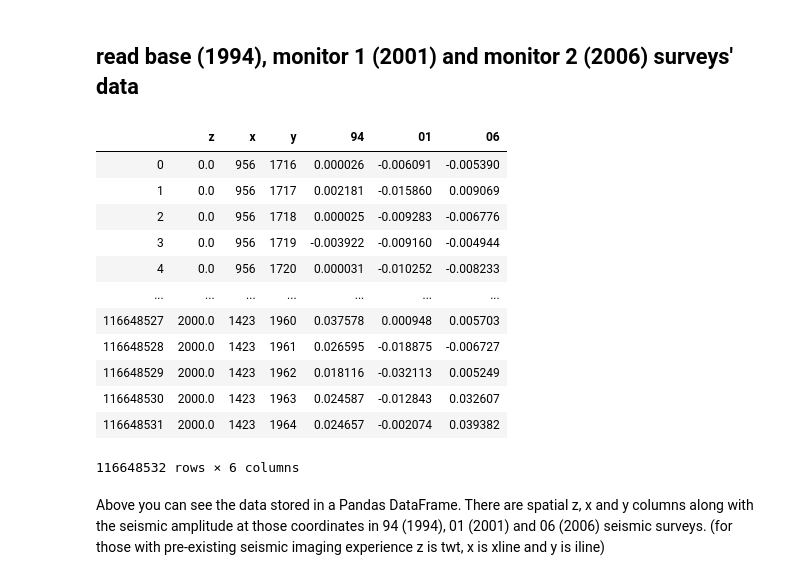
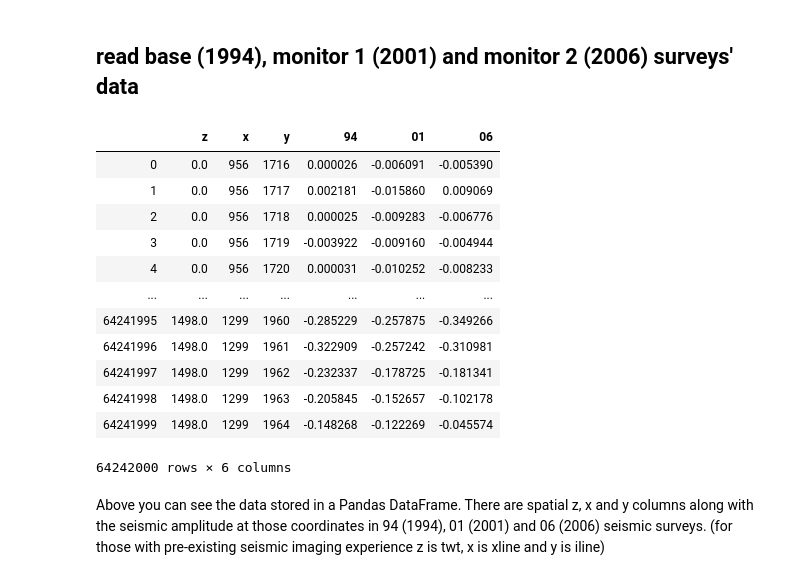
Before and after one commit to jamesbbell/HWH_CGG_JB, a Jupyter notebook: challenge.ipynb, the cells around one changed output. Saved outputs shown, nothing was run; the diff lists cells and outputs as text; code cells hidden in the pictures.

```diff
--- a/challenge.ipynb
+++ b/challenge.ipynb
@@ -32,22 +32,22 @@ import numpy as np
 # %% [markdown]
 ## read base (1994), monitor 1 (2001) and monitor 2 (2006) surveys' data
 # %%
-seismic = pd.read_parquet("Sleipner_4D_Seismic.parquet.gzip", engine = "pyarrow")
+seismic = pd.read_parquet("Sleipner_4D_Seismic_Small.parquet.gzip", engine = "pyarrow")
 display(seismic)
 # %% [output]
 |  | z | x | y | 94 | 01 | 06 |
 | 0 | 0.0 | 956 | 1716 | 0.000026 | -0.006091 | -0.005390 |
 | 1 | 0.0 | 956 | 1717 | 0.002181 | -0.015860 | 0.009069 |
 | 2 | 0.0 | 956 | 1718 | 0.000025 | -0.009283 | -0.006776 |
 | 3 | 0.0 | 956 | 1719 | -0.003922 | -0.009160 | -0.004944 |
 | 4 | 0.0 | 956 | 1720 | 0.000031 | -0.010252 | -0.008233 |
 | ... | ... | ... | ... | ... | ... | ... |
-| 116648527 | 2000.0 | 1423 | 1960 | 0.037578 | 0.000948 | 0.005703 |
-| 116648528 | 2000.0 | 1423 | 1961 | 0.026595 | -0.018875 | -0.006727 |
-| 116648529 | 2000.0 | 1423 | 1962 | 0.018116 | -0.032113 | 0.005249 |
-| 116648530 | 2000.0 | 1423 | 1963 | 0.024587 | -0.012843 | 0.032607 |
-| 116648531 | 2000.0 | 1423 | 1964 | 0.024657 | -0.002074 | 0.039382 |
+| 64241995 | 1498.0 | 1299 | 1960 | -0.285229 | -0.257875 | -0.349266 |
+| 64241996 | 1498.0 | 1299 | 1961 | -0.322909 | -0.257242 | -0.310981 |
+| 64241997 | 1498.0 | 1299 | 1962 | -0.232337 | -0.178725 | -0.181341 |
+| 64241998 | 1498.0 | 1299 | 1963 | -0.205845 | -0.152657 | -0.102178 |
+| 64241999 | 1498.0 | 1299 | 1964 | -0.148268 | -0.122269 | -0.045574 |
-116648532 rows × 6 columns
+64242000 rows × 6 columns
 # %% [markdown]
 Above you can see the data stored in a Pandas DataFrame. There are spatial z, x and y columns along with the seismic amplitude at those coordinates in 94 (1994), 01 (2001) and 06 (2006) seismic surveys. (for those with pre-existing seismic imaging experience z is twt, x is xline and y is iline)
 # %% [markdown]
```
Also changed, not shown: parts of 1 cell of this notebook.
